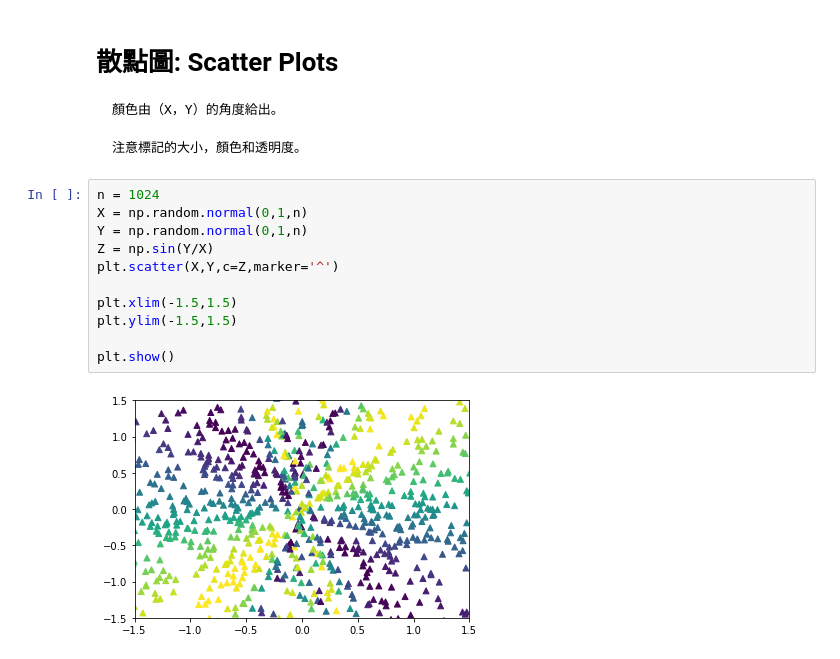
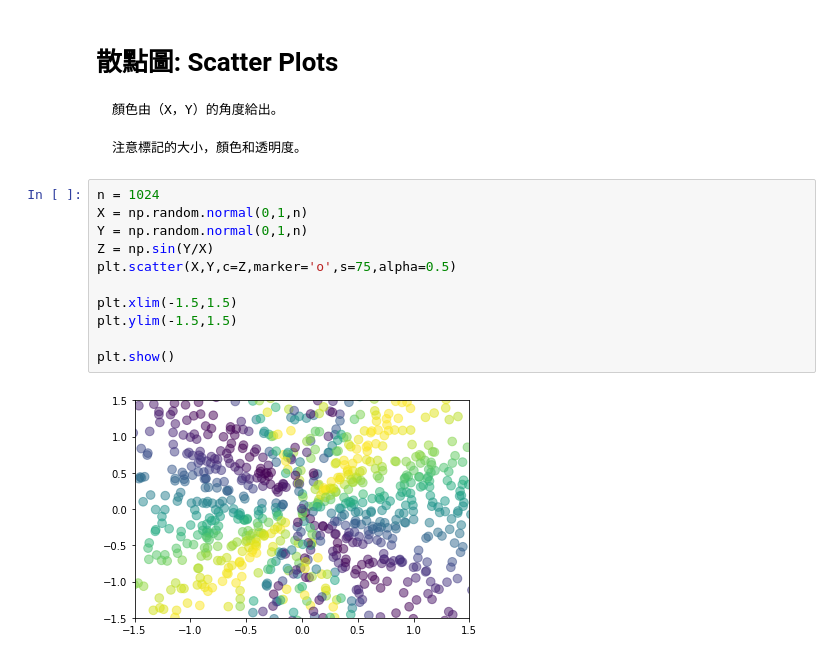
Before and after one commit to keliwu5/ML100Days, a Jupyter notebook: homework/作業題目_D18.ipynb, the cells around one changed output. Drawn from its saved outputs; the diff is of its cells as text.

```diff
--- a/homework/作業題目_D18.ipynb
+++ b/homework/作業題目_D18.ipynb
@@ -52,13 +52,13 @@ plt.plot(a,b)
 # %%
 n = 1024
 X = np.random.normal(0,1,n)
 Y = np.random.normal(0,1,n)
 Z = np.sin(Y/X)
-plt.scatter(X,Y,c=Z,marker='^')
+plt.scatter(X,Y,c=Z,marker='o',s=75,alpha=0.5)
 
 plt.xlim(-1.5,1.5)
 plt.ylim(-1.5,1.5)
 
 plt.show()
 # %% [output]
-[figure, old version]
+[figure, new version]
```
